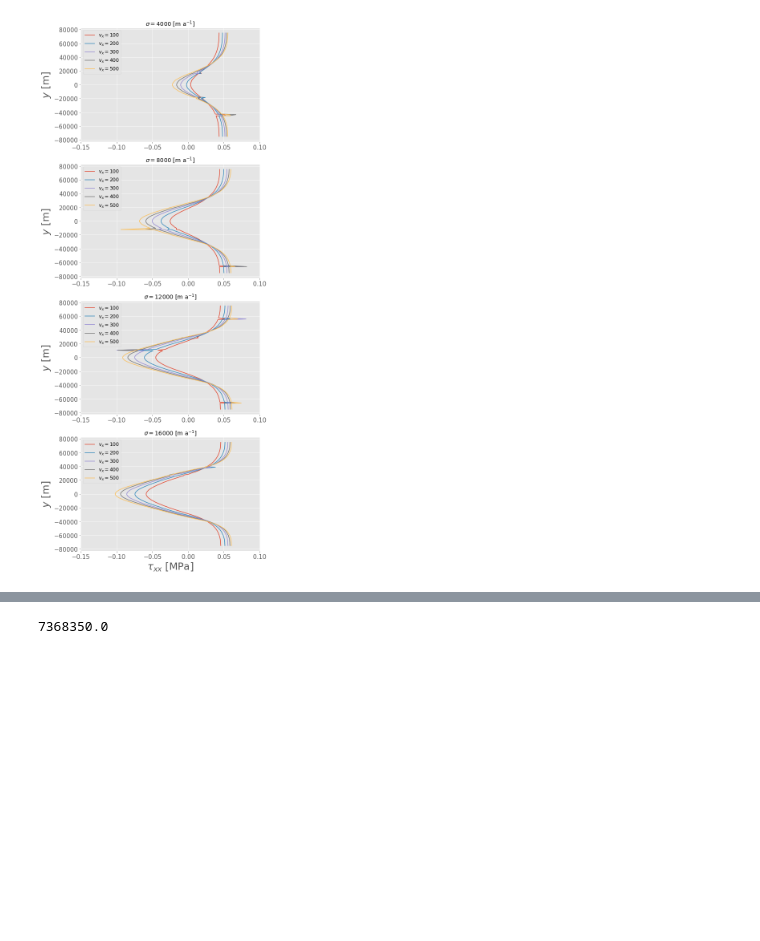
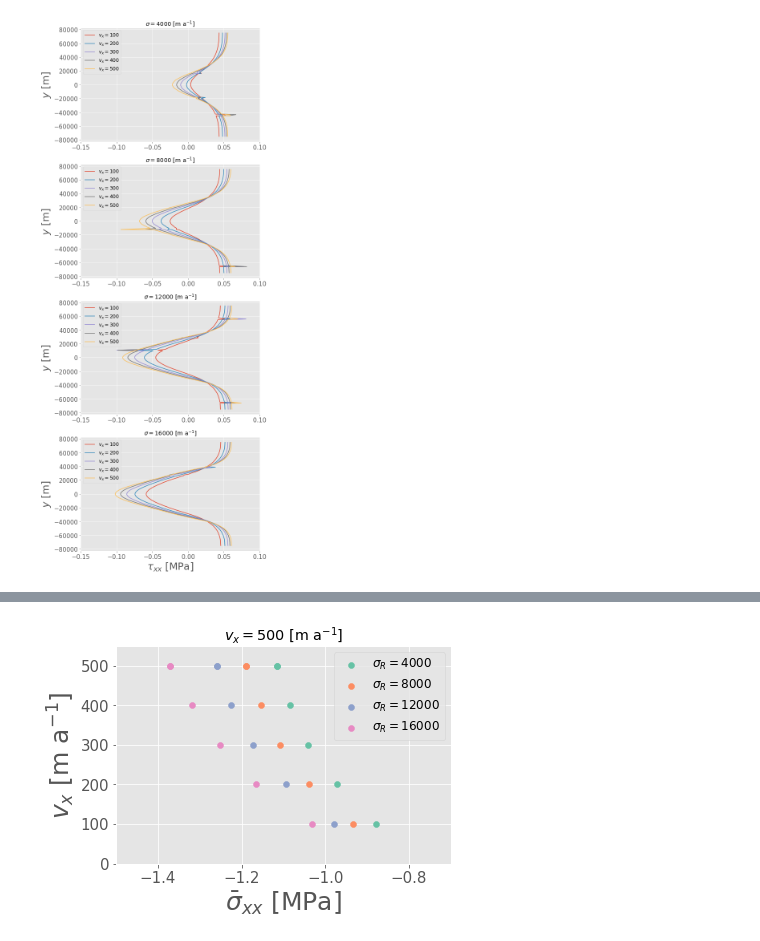
Before and after one commit to henryclara/ButtressingProject, a Jupyter notebook: Code/StressCalculationsUpdate.ipynb, the cells around one changed output, grey strips where cells are left out. Drawn from its saved outputs; the diff is of its cells as text; code cells hidden in the pictures; blank space fills up the shorter version.

```diff
--- a/Code/StressCalculationsUpdate.ipynb
+++ b/Code/StressCalculationsUpdate.ipynb
@@ -289,3 +253,23 @@ for i in range(len(fluxes)):
         StressIntegrated['Flux' + str(fluxes[i]) + 'Sigma' + str(sigmas[j])]['stress 1 - hyd p'] \
         = StressIntegrated['Flux' + str(fluxes[i]) + 'Sigma' + str(sigmas[j])]['stress 1'] \
         - StressIntegrated['Flux' + str(fluxes[i]) + 'Sigma' + str(sigmas[j])]['hyd p']
+
+        # Find field averages
+
+        StressIntegrated['Flux' + str(fluxes[i]) + 'Sigma' + str(sigmas[j])]['point hyd p'] \
+        = StressIntegrated['Flux' + str(fluxes[i]) + 'Sigma' + str(sigmas[j])]['hyd p'] \
+        / Area['Flux' + str(fluxes[i]) + 'Sigma' + str(sigmas[j])]['Area']
+
+        StressIntegrated['Flux' + str(fluxes[i]) + 'Sigma' + str(sigmas[j])]['point stress 1'] \
+        = StressIntegrated['Flux' + str(fluxes[i]) + 'Sigma' + str(sigmas[j])]['stress 1'] \
+        / Area['Flux' + str(fluxes[i]) + 'Sigma' + str(sigmas[j])]['Area']
+
+        StressIntegrated['Flux' + str(fluxes[i]) + 'Sigma' + str(sigmas[j])]['point stress 1 - hyd p'] \
+        = StressIntegrated['Flux' + str(fluxes[i]) + 'Sigma' + str(sigmas[j])]['stress 1 - hyd p'] \
+        / Area['Flux' + str(fluxes[i]) + 'Sigma' + str(sigmas[j])]['Area']
+
+        StressIntegrated['Flux' + str(fluxes[i]) + 'Sigma' + str(sigmas[j])]['point dev stress 1'] \
+        = StressIntegrated['Flux' + str(fluxes[i]) + 'Sigma' + str(sigmas[j])]['dev stress 1'] \
+        / Area['Flux' + str(fluxes[i]) + 'Sigma' + str(sigmas[j])]['Area']
+
+StressIntegrated['Flux' + str(fluxes[0]) + 'Sigma' + str(sigmas[0])]
@@ -297,4 +279,23 @@ StressIntegrated['Flux' + str(fluxes[i]) + 'Sigma' + str(sigmas[j])]
-# %%
-62775000.0 - 5.540665e+07
-# %% [output]
-7368350.0
+# %%
+# Plot the average stress in the x-direction (velocity comparison)
+
+colors = sns.color_palette("Set2").as_hex()
+fig, ax = plt.subplots(1, 1)
+for j in range(len(sigmas)):
+    for i in range(len(fluxes)):
+        ax.scatter(StressIntegrated['Flux' + str(fluxes[i]) + 'Sigma' + \
+                                       str(sigmas[j])]['point stress 1'][0], \
+                                       fluxes[i], color=colors[j])
+    ax.scatter(StressIntegrated['Flux' + str(fluxes[4]) + 'Sigma' + \
+                                       str(sigmas[j])]['point stress 1'][0], \
+                                       fluxes[i], label=r'$\sigma_R = $' + str(sigmas[j]), color=colors[j])
+ax.set_xlim([-1.5, -0.7])
+ax.set_ylim([0,550])
+ax.set_ylabel(r'$v_x$ [m a$^{-1}$]', size=25)
+ax.tick_params(axis='both', which='major', labelsize=15)
+ax.legend(fontsize='12')
+ax.title.set_text(r'$v_x = $' + str(fluxes[i]) + ' [m a$^{-1}$]')
+ax.set_xlabel(r'$\bar{\sigma}_{xx}$ [MPa]', size=25)
+fig.savefig('../Figures/stress1_avg_sigmas.jpg', format='jpg', dpi=700, bbox_inches = "tight")
+# %% [output]
+[figure, added]
```
Also changed, not shown: parts of 11 cells of this notebook, 2 other files.
